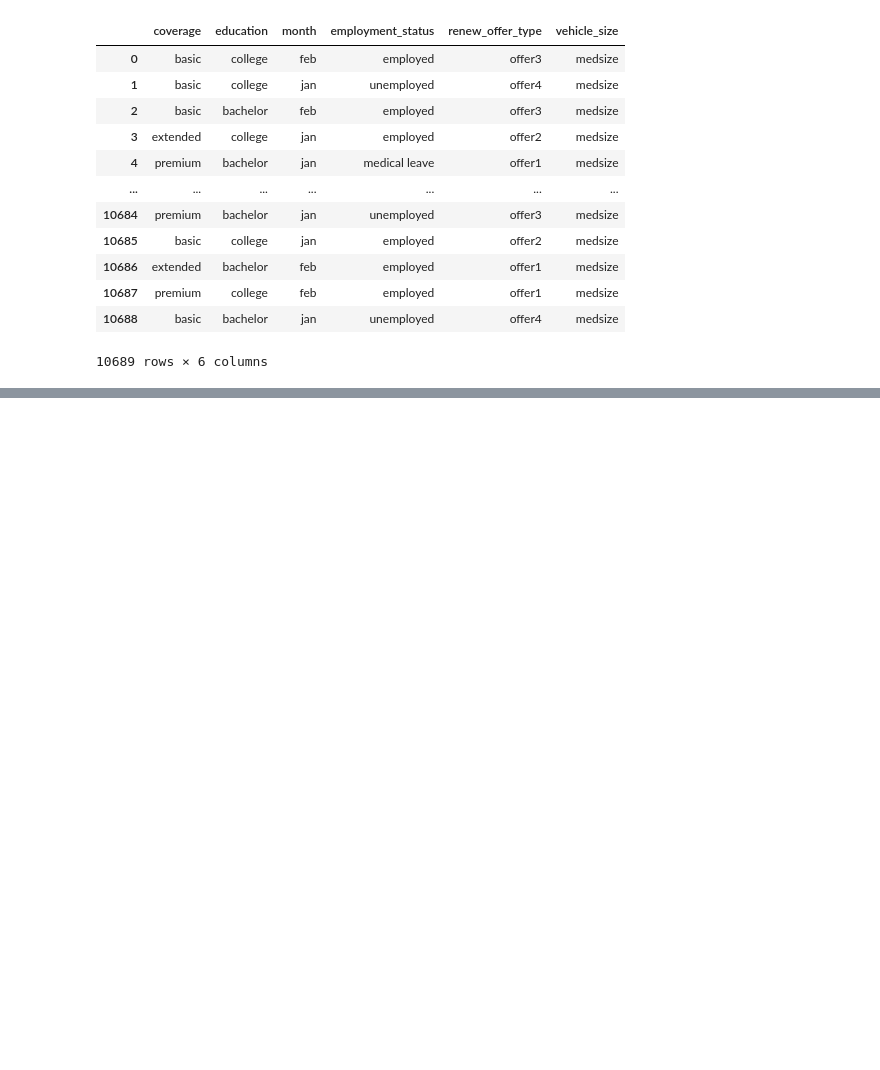
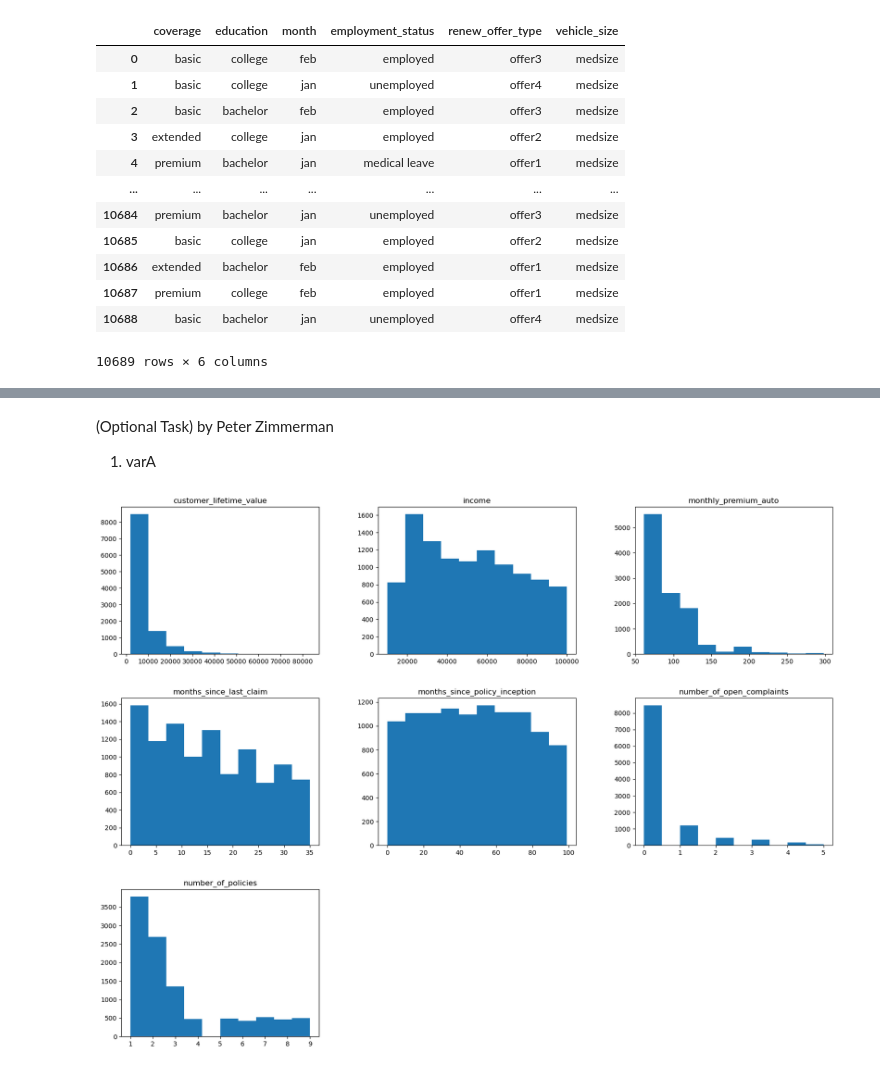
Before and after one commit to DGU94/Ironhack_Davidguillet_Lab, a Jupyter notebook: Week 4/PowerTransformer_[LAB]_DGU.ipynb, the cells around one changed output, grey strips where cells are left out. Drawn from its saved outputs; the diff is of its cells as text; code cells hidden in the pictures; blank space fills up the shorter version.

```diff
--- a/Week 4/PowerTransformer_[LAB]_DGU.ipynb
+++ b/Week 4/PowerTransformer_[LAB]_DGU.ipynb
@@ -138,0 +215,8 @@ import sklearn.preprocessing
+# %% [markdown]
+(Optional Task) by Peter Zimmerman
+1. varA
+# %%
+num_data.hist(figsize=(20,15), grid=False)
+plt.show()
+# %% [output]
+[figure, added]
```
Also changed, not shown: parts of 14 cells of this notebook.
